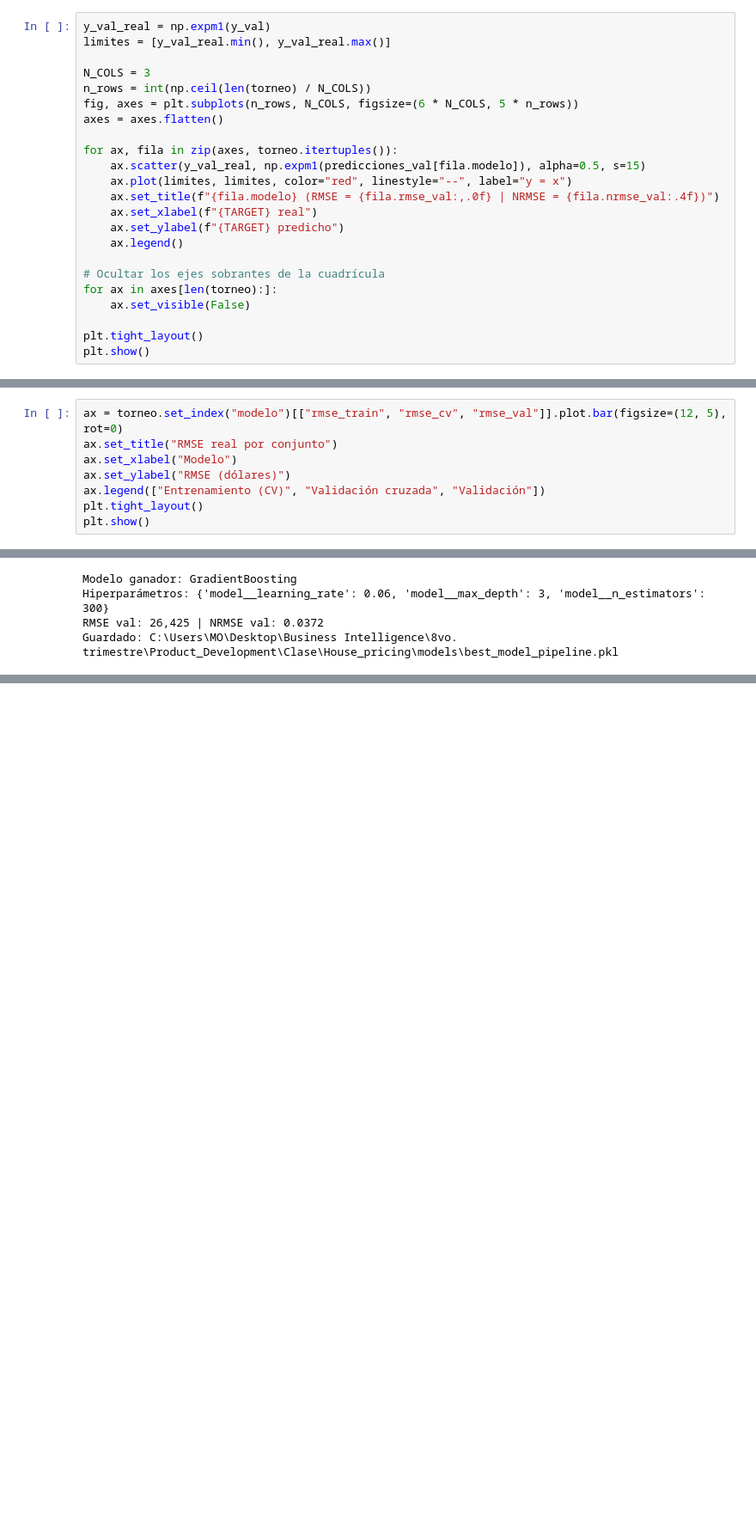
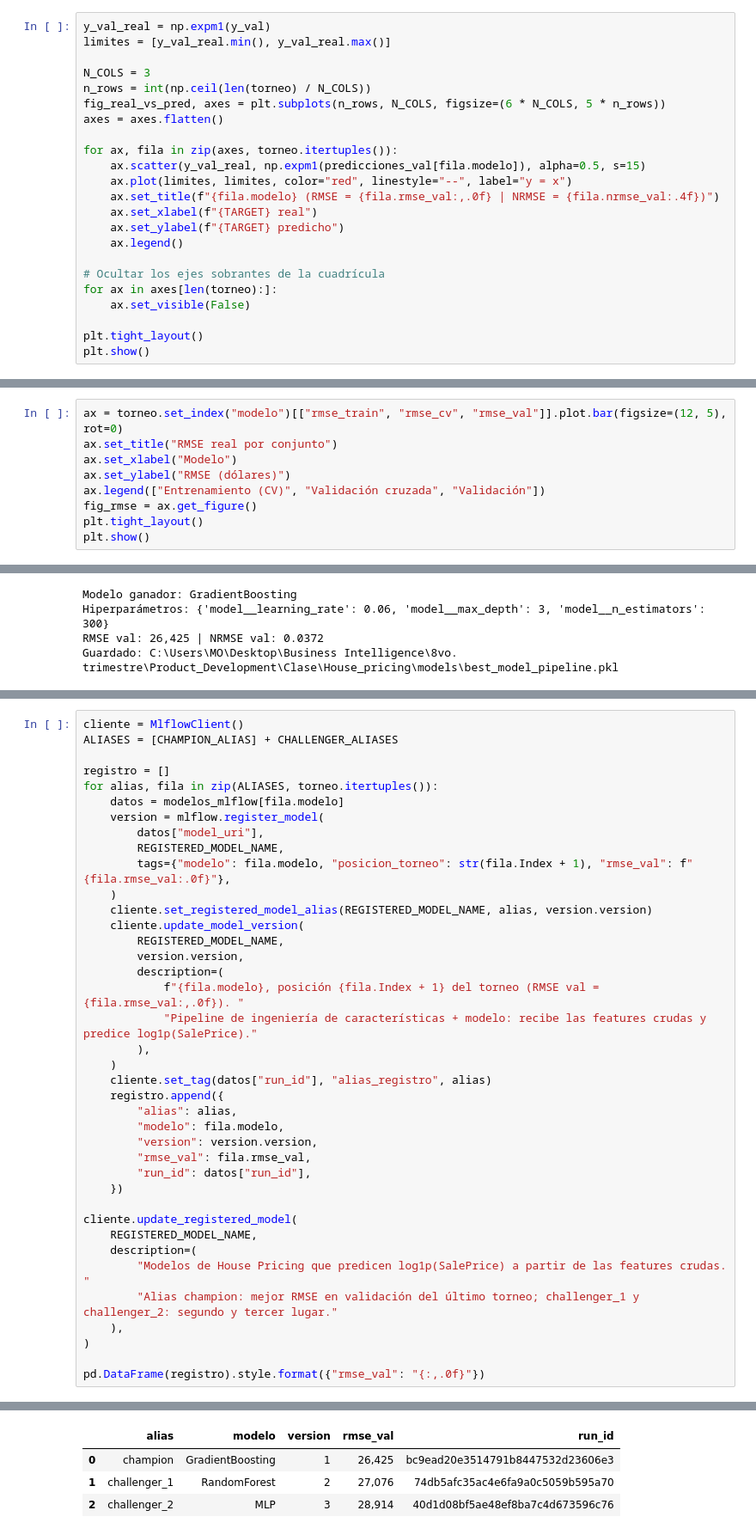
Before and after one commit to 25005795-blip/House_pricing, a Jupyter notebook: notebooks/3.0-mo-entrenamiento-modelos.ipynb, the cells around one changed output, grey strips where cells are left out. Shown at 86% size. Drawn from its saved outputs; the diff is of its cells as text; blank space fills up the shorter version.

```diff
--- a/notebooks/3.0-mo-entrenamiento-modelos.ipynb
+++ b/notebooks/3.0-mo-entrenamiento-modelos.ipynb
@@ -239,7 +253,7 @@ limites = [y_val_real.min(), y_val_real.max()]
 
 N_COLS = 3
 n_rows = int(np.ceil(len(torneo) / N_COLS))
-fig, axes = plt.subplots(n_rows, N_COLS, figsize=(6 * N_COLS, 5 * n_rows))
+fig_real_vs_pred, axes = plt.subplots(n_rows, N_COLS, figsize=(6 * N_COLS, 5 * n_rows))
 axes = axes.flatten()
 
 for ax, fila in zip(axes, torneo.itertuples()):
@@ -268,6 +282,7 @@ ax.set_title("RMSE real por conjunto")
 ax.set_xlabel("Modelo")
 ax.set_ylabel("RMSE (dólares)")
 ax.legend(["Entrenamiento (CV)", "Validación cruzada", "Validación"])
+fig_rmse = ax.get_figure()
 plt.tight_layout()
 plt.show()
 # %% [output]
@@ -295,0 +440,40 @@ Guardado: C:\Users\MO\Desktop\Business Intelligence\8vo. trimestre\Product_Devel
+# %%
+cliente = MlflowClient()
+ALIASES = [CHAMPION_ALIAS] + CHALLENGER_ALIASES
+
+registro = []
+for alias, fila in zip(ALIASES, torneo.itertuples()):
+    datos = modelos_mlflow[fila.modelo]
+    version = mlflow.register_model(
+        datos["model_uri"],
+        REGISTERED_MODEL_NAME,
+        tags={"modelo": fila.modelo, "posicion_torneo": str(fila.Index + 1), "rmse_val": f"{fila.rmse_val:.0f}"},
+    )
+    cliente.set_registered_model_alias(REGISTERED_MODEL_NAME, alias, version.version)
+    cliente.update_model_version(
+        REGISTERED_MODEL_NAME,
+        version.version,
+        description=(
+            f"{fila.modelo}, posición {fila.Index + 1} del torneo (RMSE val = {fila.rmse_val:,.0f}). "
+            "Pipeline de ingeniería de características + modelo: recibe las features crudas y predice log1p(SalePrice)."
+        ),
+    )
+    cliente.set_tag(datos["run_id"], "alias_registro", alias)
+    registro.append({
+        "alias": alias,
+        "modelo": fila.modelo,
+        "version": version.version,
+        "rmse_val": fila.rmse_val,
+        "run_id": datos["run_id"],
+    })
+
+cliente.update_registered_model(
+    REGISTERED_MODEL_NAME,
+    description=(
+        "Modelos de House Pricing que predicen log1p(SalePrice) a partir de las features crudas. "
+        "Alias champion: mejor RMSE en validación del último torneo; challenger_1 y challenger_2: segundo y tercer lugar."
+    ),
+)
+
+pd.DataFrame(registro).style.format({"rmse_val": "{:,.0f}"})
+# %% [output]
@@ -295,0 +486,4 @@ Guardado: C:\Users\MO\Desktop\Business Intelligence\8vo. trimestre\Product_Devel
+|  | alias | modelo | version | rmse_val | run_id |
+| 0 | champion | GradientBoosting | 1 | 26,425 | bc9ead20e3514791b8447532d23606e3 |
+| 1 | challenger_1 | RandomForest | 2 | 27,076 | 74db5afc35ac4e6fa9a0c5059b595a70 |
+| 2 | challenger_2 | MLP | 3 | 28,914 | 40d1d08bf5ae48ef8ba7c4d673596c76 |
```
Also changed, not shown: parts of 9 cells of this notebook, 6 other files.
